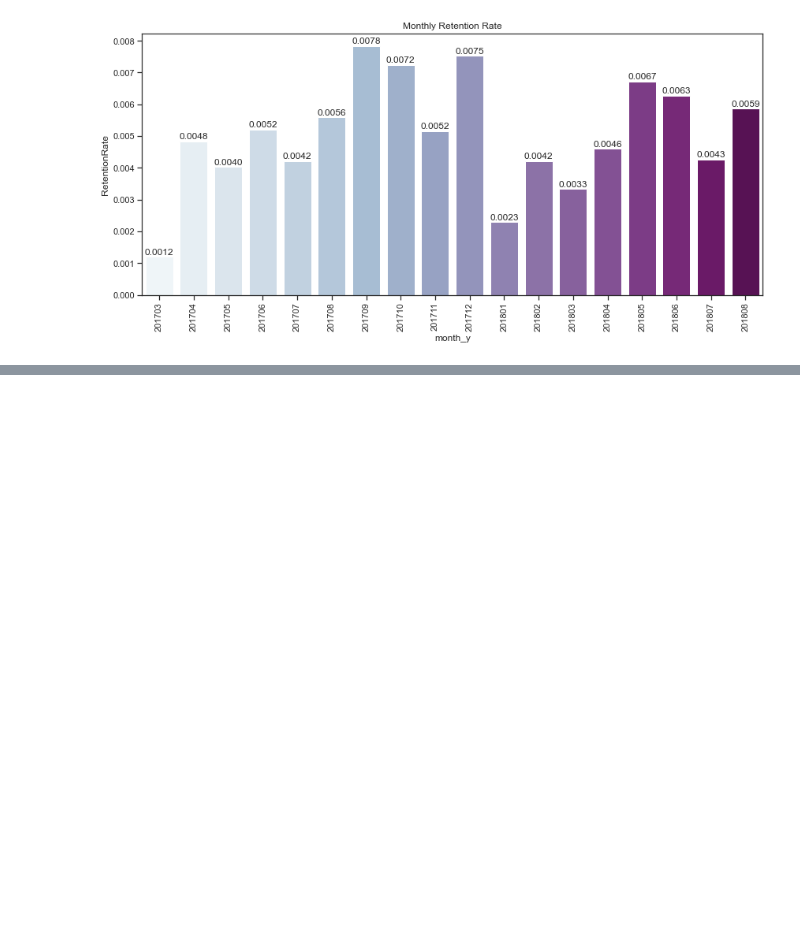
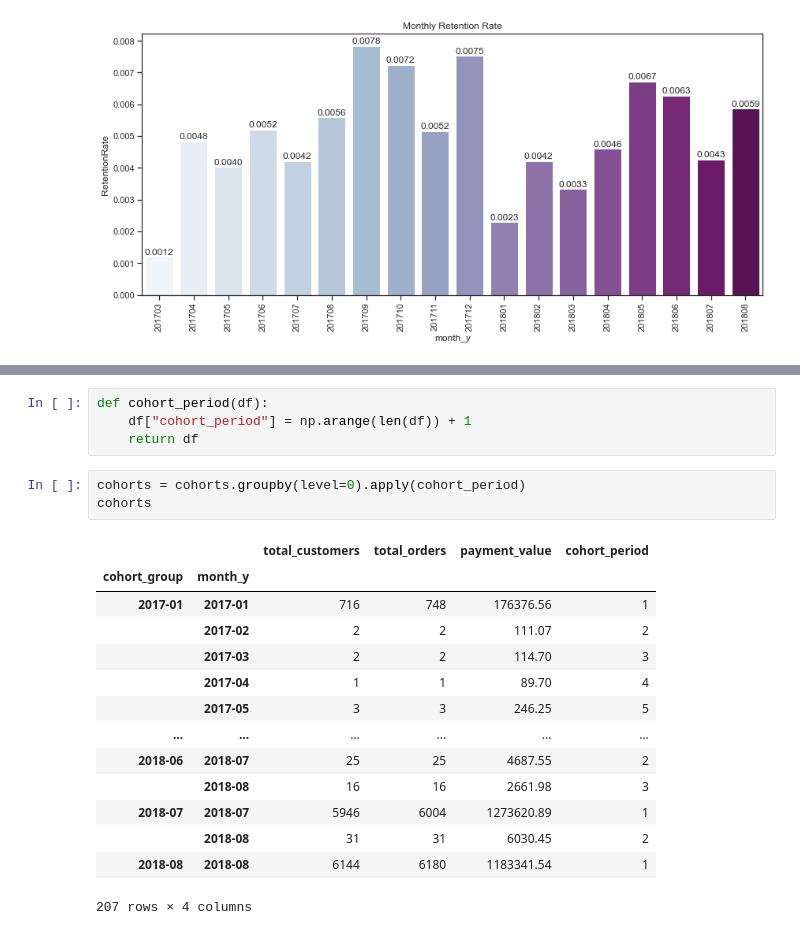
Before and after one commit to hyunjun33/Funnel_Analysis, a Jupyter notebook: Olist/Olist_Customer_Analysis.ipynb, the cells around one changed output, grey strips where cells are left out. Drawn from its saved outputs; the diff is of its cells as text; blank space fills up the shorter version.

```diff
--- a/Olist/Olist_Customer_Analysis.ipynb
+++ b/Olist/Olist_Customer_Analysis.ipynb
@@ -912,0 +944,22 @@ df_cohort.query("month_y != cohort_group")
+# %%
+def cohort_period(df):
+    df["cohort_period"] = np.arange(len(df)) + 1
+    return df
+# %%
+cohorts = cohorts.groupby(level=0).apply(cohort_period)
+cohorts
+# %% [output]
+|  |  | total_customers | total_orders | payment_value | cohort_period |
+| cohort_group | month_y |  |  |  |  |
+| 2017-01 | 2017-01 | 716 | 748 | 176376.56 | 1 |
+|  | 2017-02 | 2 | 2 | 111.07 | 2 |
+|  | 2017-03 | 2 | 2 | 114.70 | 3 |
+|  | 2017-04 | 1 | 1 | 89.70 | 4 |
+|  | 2017-05 | 3 | 3 | 246.25 | 5 |
+| ... | ... | ... | ... | ... | ... |
+| 2018-06 | 2018-07 | 25 | 25 | 4687.55 | 2 |
+|  | 2018-08 | 16 | 16 | 2661.98 | 3 |
+| 2018-07 | 2018-07 | 5946 | 6004 | 1273620.89 | 1 |
+|  | 2018-08 | 31 | 31 | 6030.45 | 2 |
+| 2018-08 | 2018-08 | 6144 | 6180 | 1183341.54 | 1 |
+207 rows × 4 columns
```
Also changed, not shown: parts of 57 cells of this notebook.
